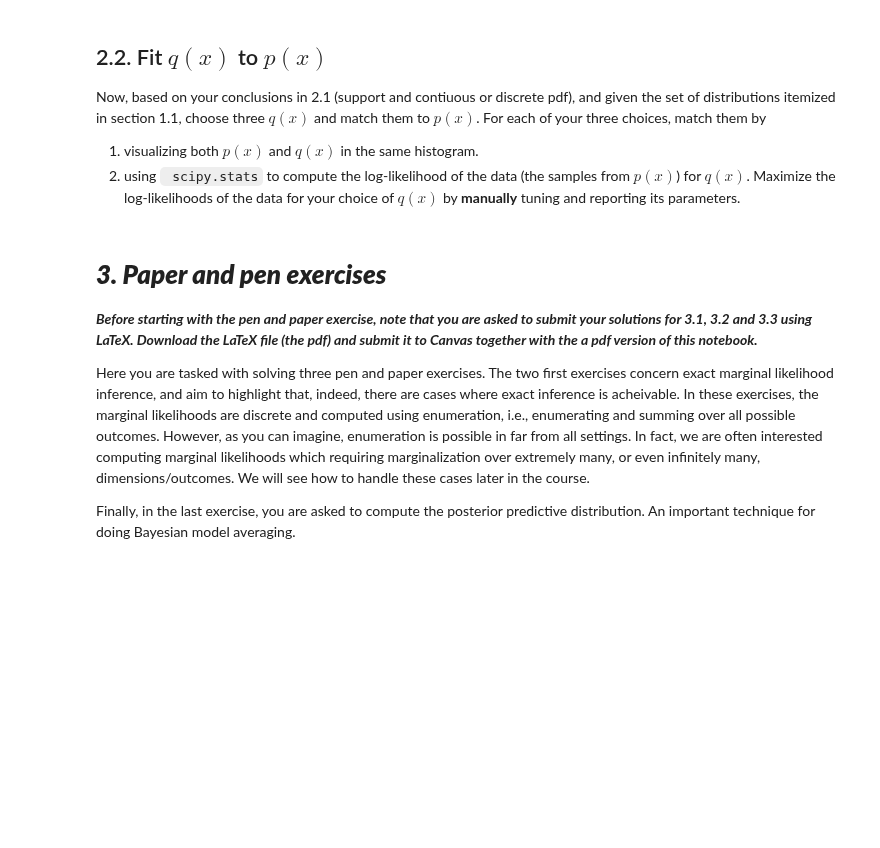
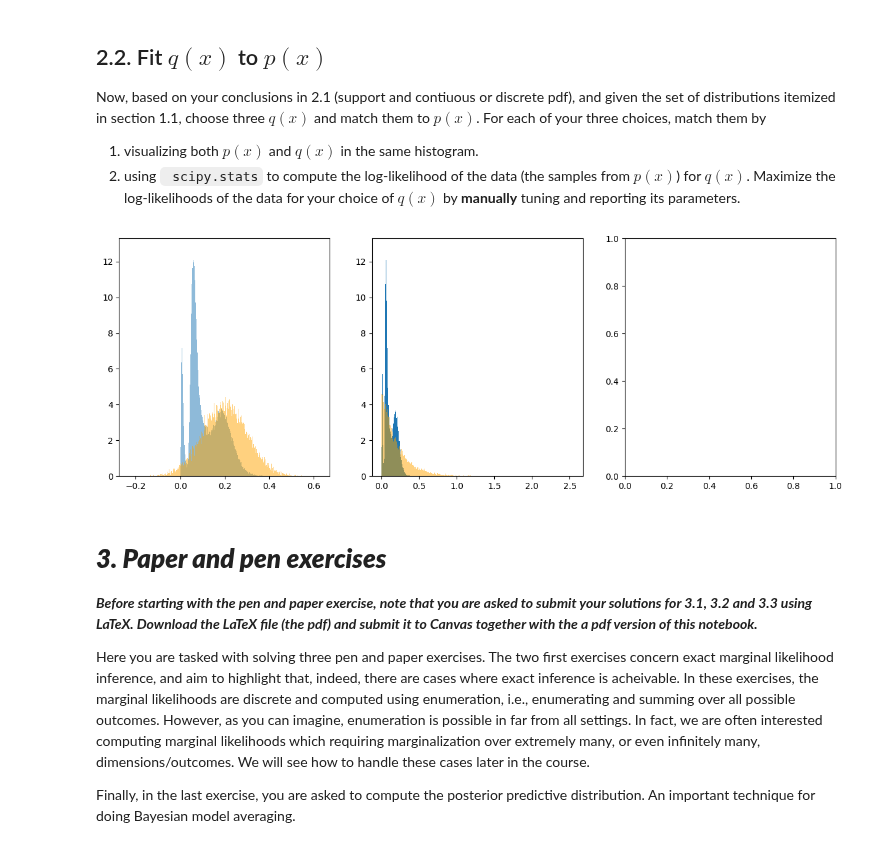
Before and after one commit to leonardodeclara/DD2447-Statistical-Methods-in-Applied-Computer-Science, a Jupyter notebook: Assignment_1/assignment1.ipynb, the cells around one changed output. Drawn from its saved outputs; the diff is of its cells as text; code cells hidden in the pictures; blank space fills up the shorter version.

````diff
--- a/Assignment_1/assignment1.ipynb
+++ b/Assignment_1/assignment1.ipynb
@@ -376,6 +385,32 @@ Now, based on your conclusions in 2.1 (support and contiuous or discrete pdf), a
 
 1.   visualizing both $p(x)$ and $q(x)$ in the same histogram.
 2.   using ``` scipy.stats``` to compute the log-likelihood of the data (the samples from $p(x)$) for $q(x)$. Maximize the log-likelihoods of the data for your choice of $q(x)$ by **manually** tuning and reporting its parameters.
+# %%
+# we choose continuous pdf
+p = np.load('ass1_dist.npy')
+
+# first the gaussian
+fig,axs=plt.subplots(1,3,figsize=(15,5))
+samples=np.random.normal(0.2,0.1,50000)
+axs[0].hist(p,bins=1000,density=True, alpha = 0.5)
+axs[0].hist(samples,bins=1000,density=True, color = 'orange', alpha = 0.5)
+
+
+# then let's try with the exponential
+samples2 = np.random.exponential(0.2,50000)
+axs[1].hist(p,bins=1000,density=True)
+axs[1].hist(samples2,bins=1000,density=True, color='orange', alpha = 0.5)
+
+plt.show()
+
+# finally let's try a Beta
+samples3 = np.random.beta(0.1,0.1,50000)
+axs[2].hist(p,bins=1000,density=True, alpha = 0.5)
+axs[2].hist(samples3,bins=1000,density=True, color='orange', alpha = 0.5)
+
+plt.show()
+# %% [output]
+[figure, added]
 # %% [markdown]
 # ***3. Paper and pen exercises***
 
````
Also changed, not shown: parts of 3 cells of this notebook.
